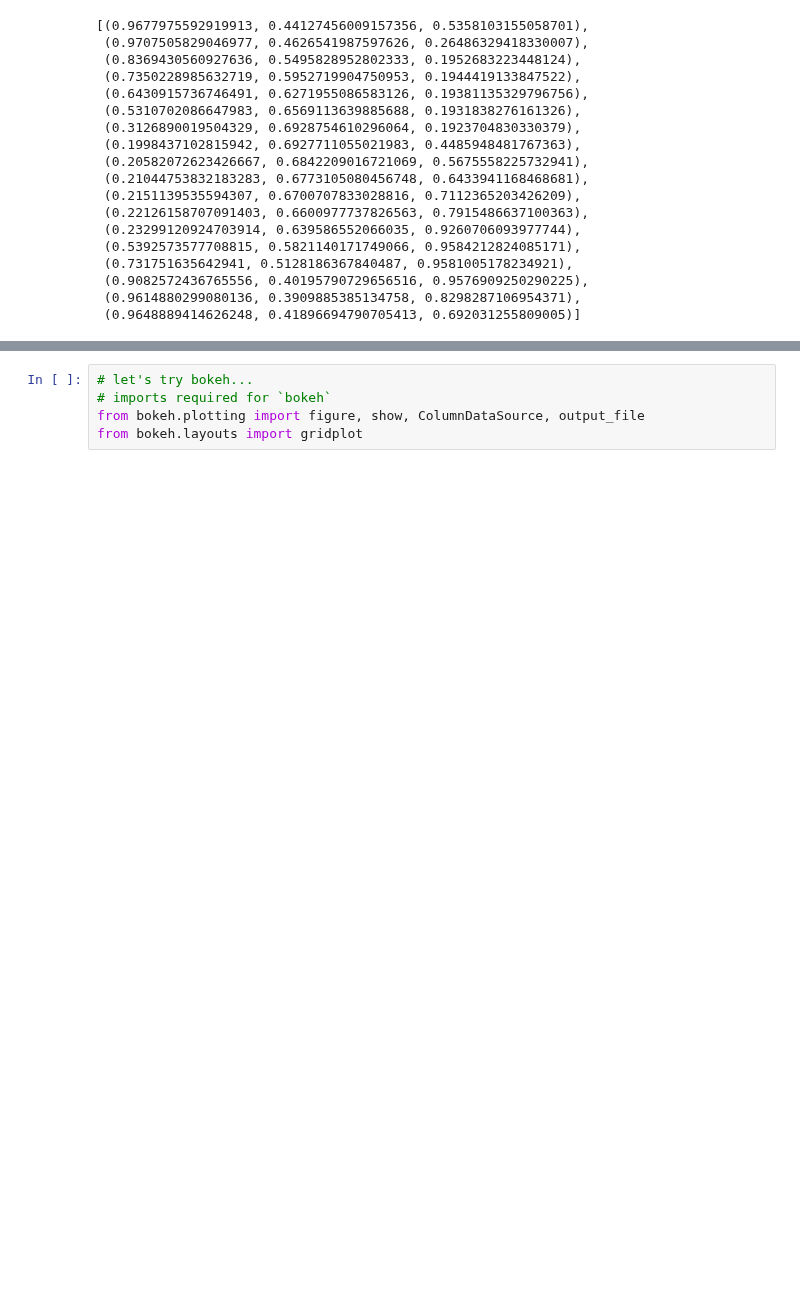
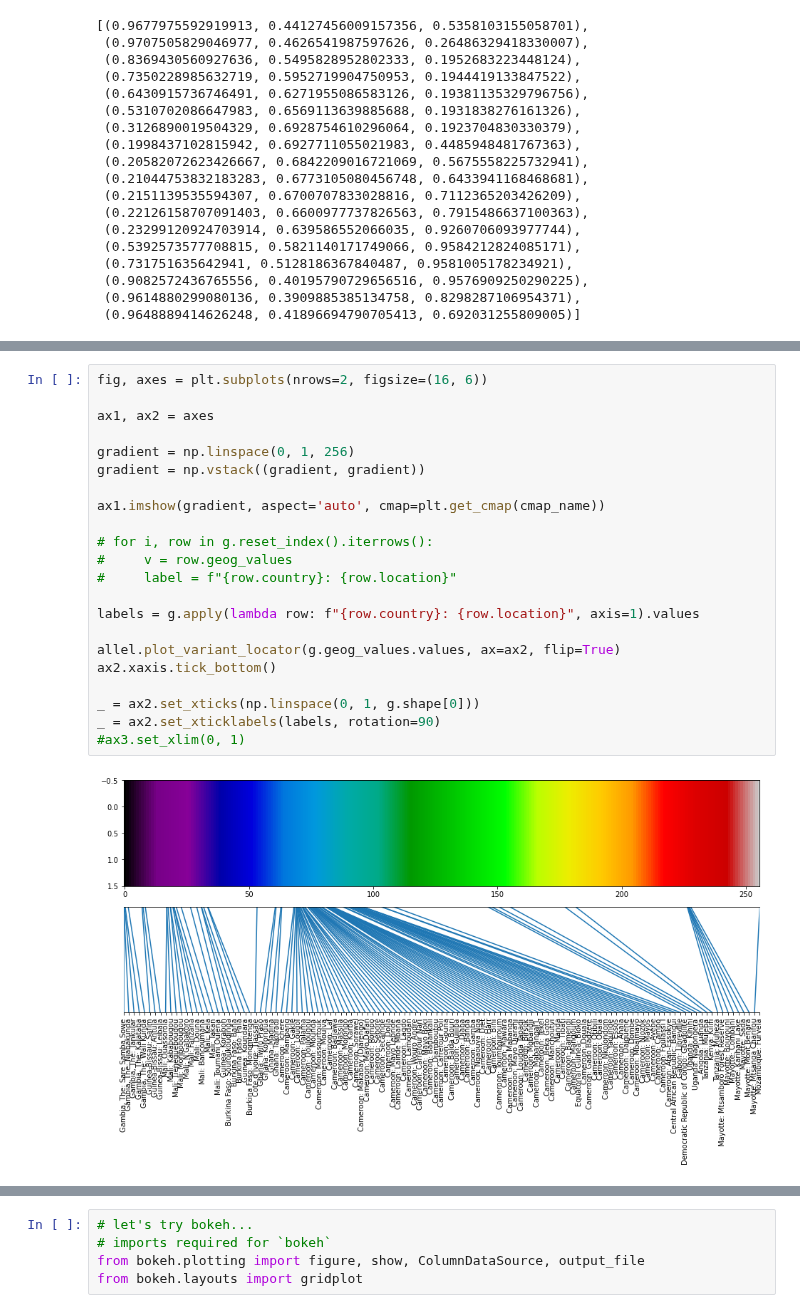
Before and after one commit to malariagen/ag1000g-phase3-data-paper, a Jupyter notebook: notebooks/pca_figure_gamb_colu.ipynb, the cells around one changed output, grey strips where cells are left out. Saved outputs shown, nothing was run; the diff lists cells and outputs as text; blank space fills up the shorter version.

```diff
--- a/notebooks/pca_figure_gamb_colu.ipynb
+++ b/notebooks/pca_figure_gamb_colu.ipynb
@@ -230,0 +255,24 @@ cs.loc[sample_names].drop_duplicates().shape
+# %%
+fig, axes = plt.subplots(nrows=2, figsize=(16, 6))
+
+ax1, ax2 = axes
+
+gradient = np.linspace(0, 1, 256)
+gradient = np.vstack((gradient, gradient))
+
+ax1.imshow(gradient, aspect='auto', cmap=plt.get_cmap(cmap_name))
+
+# for i, row in g.reset_index().iterrows():
+#     v = row.geog_values
+#     label = f"{row.country}: {row.location}"
+
+labels = g.apply(lambda row: f"{row.country}: {row.location}", axis=1).values
+
+allel.plot_variant_locator(g.geog_values.values, ax=ax2, flip=True)
+ax2.xaxis.tick_bottom()
+
+_ = ax2.set_xticks(np.linspace(0, 1, g.shape[0]))
+_ = ax2.set_xticklabels(labels, rotation=90)
+#ax3.set_xlim(0, 1)
+# %% [output]
+[figure, added]
```
Also changed, not shown: parts of 44 cells of this notebook, 2 other files.
